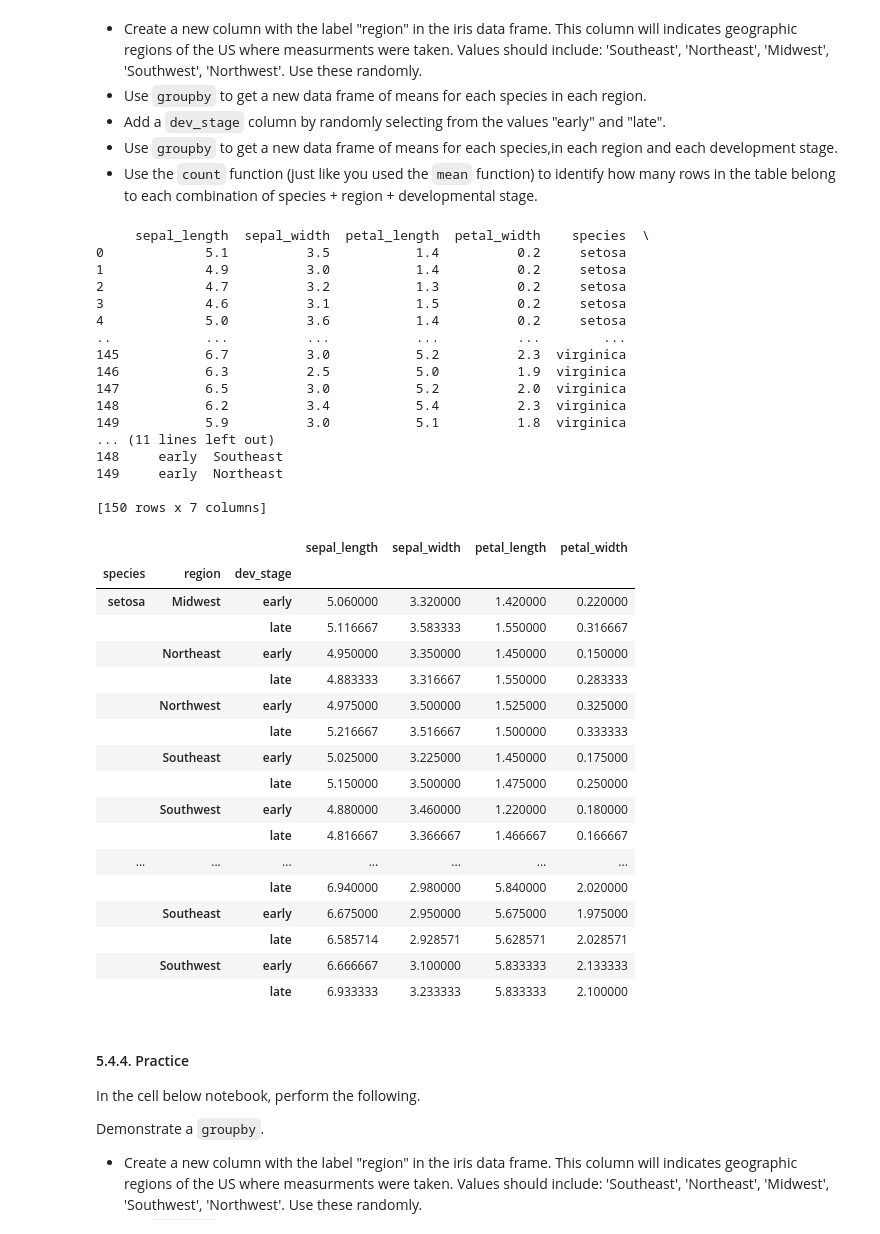
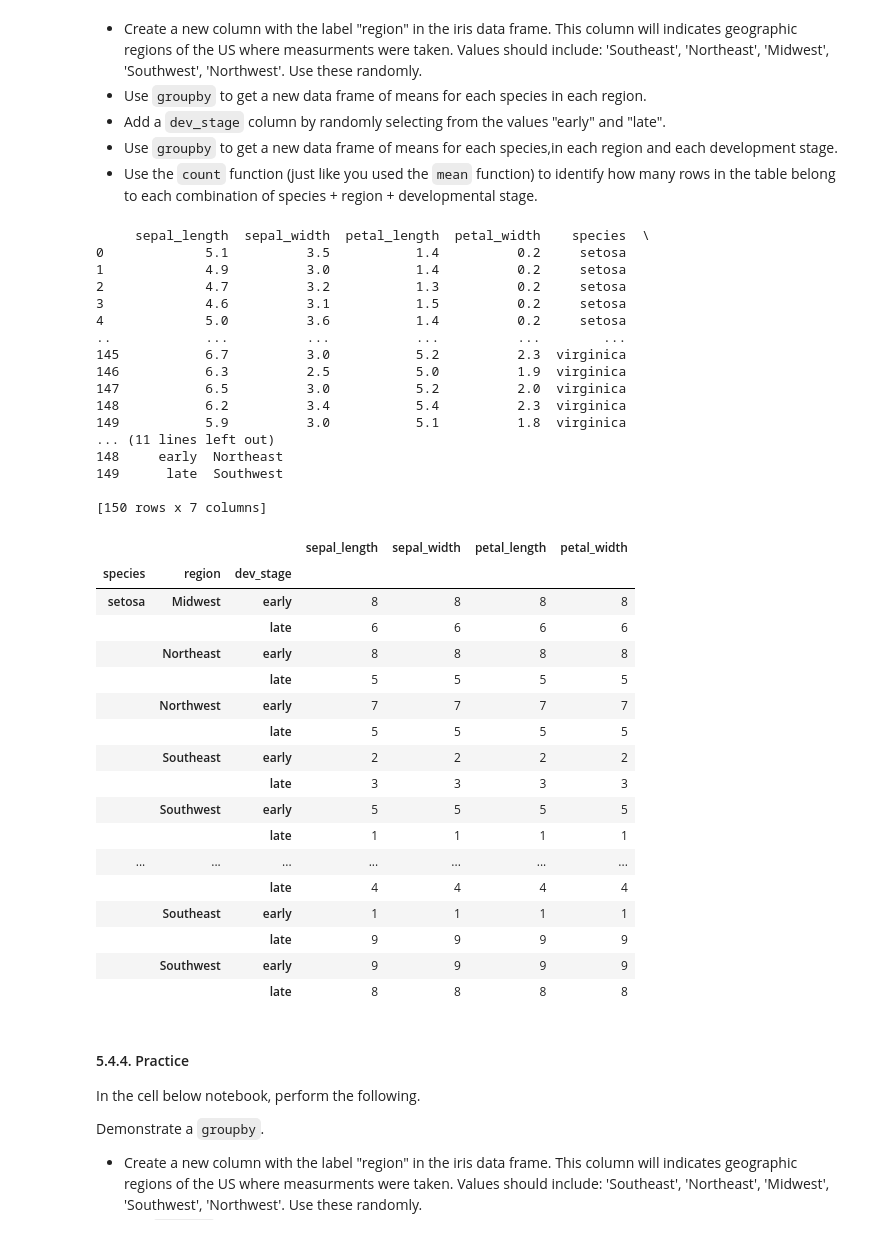
Before and after one commit to edomsic/Data-Analytics-With-Python, a Jupyter notebook: Module2-Data_Analytics/A04-Pandas_Part2.ipynb, the cells around one changed output. Saved outputs shown, nothing was run; the diff lists cells and outputs as text; code cells hidden in the pictures.

```diff
--- a/Module2-Data_Analytics/A04-Pandas_Part2.ipynb
+++ b/Module2-Data_Analytics/A04-Pandas_Part2.ipynb
@@ -1194,51 +1194,53 @@ iris_df['region'] = np.random.choice(regions, size=len(iris_df))
 print(iris_df)
 
 groups = iris_df.groupby(['species', 'region'])
 
 groups.mean()
 
 iris_df['dev_stage'] = np.random.choice(['early', 'late'], iris_df.shape[0])
 
 
 groups = iris_df.groupby(['species', 'region', "dev_stage"])
 
 groups.mean()
+
+groups.count()
 # %% [output]
      sepal_length  sepal_width  petal_length  petal_width    species  \
 0             5.1          3.5           1.4          0.2     setosa
 1             4.9          3.0           1.4          0.2     setosa
 2             4.7          3.2           1.3          0.2     setosa
 3             4.6          3.1           1.5          0.2     setosa
 4             5.0          3.6           1.4          0.2     setosa
 ..            ...          ...           ...          ...        ...
 145           6.7          3.0           5.2          2.3  virginica
 146           6.3          2.5           5.0          1.9  virginica
 147           6.5          3.0           5.2          2.0  virginica
 148           6.2          3.4           5.4          2.3  virginica
 149           5.9          3.0           5.1          1.8  virginica
 ... (11 lines left out)
-148     early  Southeast
-149     early  Northeast
+148     early  Northeast
+149      late  Southwest
 
 [150 rows x 7 columns]
 |  |  |  | sepal_length | sepal_width | petal_length | petal_width |
 | species | region | dev_stage |  |  |  |  |
-| setosa | Midwest | early | 5.060000 | 3.320000 | 1.420000 | 0.220000 |
-|  |  | late | 5.116667 | 3.583333 | 1.550000 | 0.316667 |
-|  | Northeast | early | 4.950000 | 3.350000 | 1.450000 | 0.150000 |
-|  |  | late | 4.883333 | 3.316667 | 1.550000 | 0.283333 |
-|  | Northwest | early | 4.975000 | 3.500000 | 1.525000 | 0.325000 |
-|  |  | late | 5.216667 | 3.516667 | 1.500000 | 0.333333 |
-|  | Southeast | early | 5.025000 | 3.225000 | 1.450000 | 0.175000 |
-|  |  | late | 5.150000 | 3.500000 | 1.475000 | 0.250000 |
-|  | Southwest | early | 4.880000 | 3.460000 | 1.220000 | 0.180000 |
-|  |  | late | 4.816667 | 3.366667 | 1.466667 | 0.166667 |
+| setosa | Midwest | early | 8 | 8 | 8 | 8 |
+|  |  | late | 6 | 6 | 6 | 6 |
+|  | Northeast | early | 8 | 8 | 8 | 8 |
+|  |  | late | 5 | 5 | 5 | 5 |
+|  | Northwest | early | 7 | 7 | 7 | 7 |
+|  |  | late | 5 | 5 | 5 | 5 |
+|  | Southeast | early | 2 | 2 | 2 | 2 |
+|  |  | late | 3 | 3 | 3 | 3 |
+|  | Southwest | early | 5 | 5 | 5 | 5 |
+|  |  | late | 1 | 1 | 1 | 1 |
 | ... | ... | ... | ... | ... | ... | ... |
-|  |  | late | 6.940000 | 2.980000 | 5.840000 | 2.020000 |
-|  | Southeast | early | 6.675000 | 2.950000 | 5.675000 | 1.975000 |
-|  |  | late | 6.585714 | 2.928571 | 5.628571 | 2.028571 |
-|  | Southwest | early | 6.666667 | 3.100000 | 5.833333 | 2.133333 |
-|  |  | late | 6.933333 | 3.233333 | 5.833333 | 2.100000 |
+|  |  | late | 4 | 4 | 4 | 4 |
+|  | Southeast | early | 1 | 1 | 1 | 1 |
+|  |  | late | 9 | 9 | 9 | 9 |
+|  | Southwest | early | 9 | 9 | 9 | 9 |
+|  |  | late | 8 | 8 | 8 | 8 |
 # %% [markdown]
 #### 5.4.4. <i class="fas fa-puzzle-piece"></i> Practice
 
```
Also changed, not shown: 2 other files.
